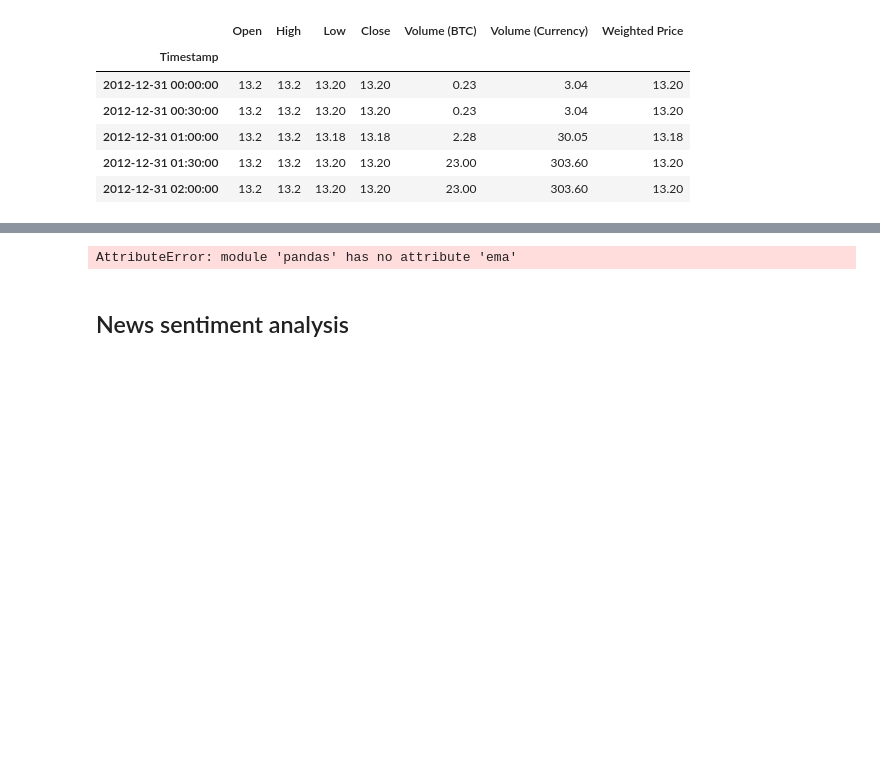
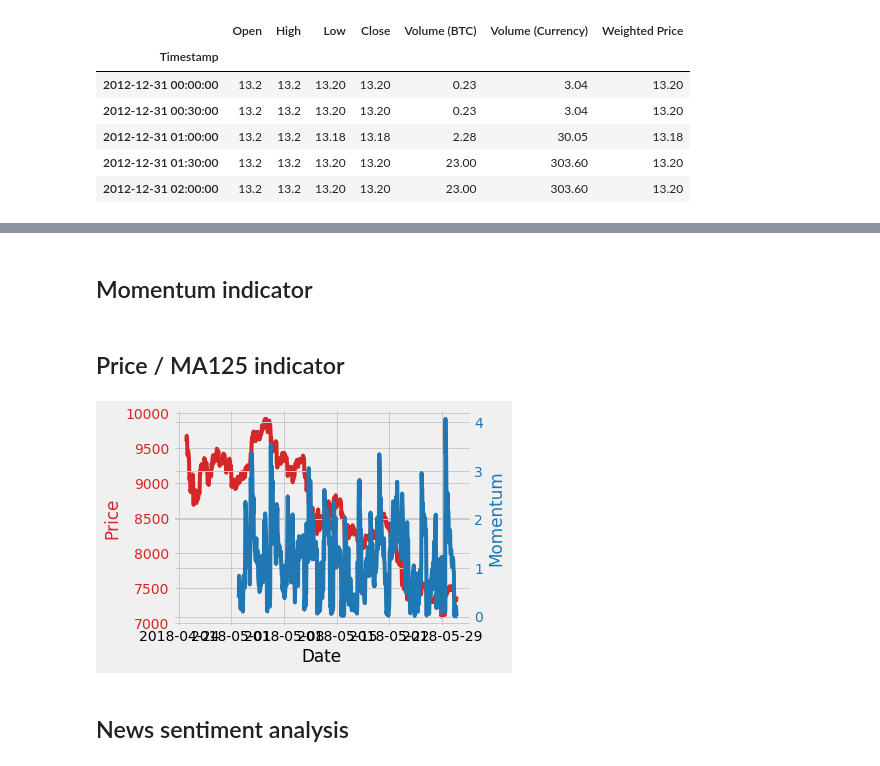
Before and after one commit to cchopade/crypto_hackathon, a Jupyter notebook: bitcoin_fgi.ipynb, the cells around one changed output, grey strips where cells are left out. Drawn from its saved outputs; the diff is of its cells as text; code cells hidden in the pictures; blank space fills up the shorter version.

Commit message:
added momentum and price/ma indicators

```diff
--- a/bitcoin_fgi.ipynb
+++ b/bitcoin_fgi.ipynb
@@ -105,7 +105,46 @@ Text(0.5,1,'Bitcoin Prices')
-# %%
-dema = pd.ewma(dfh.close, span = 30)
-# %% [output]
-AttributeError: module 'pandas' has no attribute 'ema'
+# %% [markdown]
+## Momentum indicator
+# %%
+dfh['90dema'] = pd.Series.ewm(dfh['close'], span=90, min_periods=90).mean()
+dfh['30dema'] = pd.Series.ewm(dfh['close'], span=30, min_periods=30).mean()
+dfh['mom'] = (dfh['90dema'] - dfh['30dema'])/dfh['90dema']
+
+
+dfh['mom45mean'] = dfh['mom'].rolling(45, min_periods=45).mean()
+dfh['mom45sigma'] = dfh['mom'].rolling(45, min_periods=45).std()
+dfh['momfinal'] = abs(dfh['mom45mean'] - dfh['mom'])/dfh['mom45sigma']
+
+dfh.drop(labels = ['90dema','30dema','mom','mom45mean','mom45sigma'], inplace=True, axis=1)
+# %% [markdown]
+## Price / MA125 indicator
+# %%
+dfh['ma125'] = dfh['close'].rolling(125, min_periods=125).mean()
+dfh['pricema'] = dfh['close'] / dfh['ma125']
+
+dfh['pricemamean'] = dfh['pricema'].rolling(45,min_periods=45).mean()
+dfh['pricemasigma'] = dfh['pricema'].rolling(45,min_periods=45).std()
+dfh['pricemafinal'] = abs(dfh['pricemamean'] - dfh['pricema'])/dfh['pricemasigma']
+
+dfh.drop(labels = ['ma125','pricema','pricemamean','pricemasigma'], inplace=True, axis=1)
+# %%
+fig,ax1 = plt.subplots()
+color = 'tab:red'
+ax1.set_xlabel('Date')
+ax1.set_ylabel('Price', color=color)
+ax1.plot(dfh.index, dfh.close, color=color)
+ax1.tick_params(axis='y', labelcolor=color)
+
+ax2 = ax1.twinx()  # instantiate a second axes that shares the same x-axis
+
+color = 'tab:blue'
+ax2.set_ylabel('Momentum', color=color)  # we already handled the x-label with ax1
+ax2.plot(dfh.index, dfh.pricemafinal, color=color)
+ax2.tick_params(axis='y', labelcolor=color)
+
+fig.tight_layout()  # otherwise the right y-label is slightly clipped
+plt.show()
+# %% [output]
+[figure, added]
 # %% [markdown]
 ## News sentiment analysis
 # %%
```
Also changed, not shown: parts of 2 cells of this notebook.
